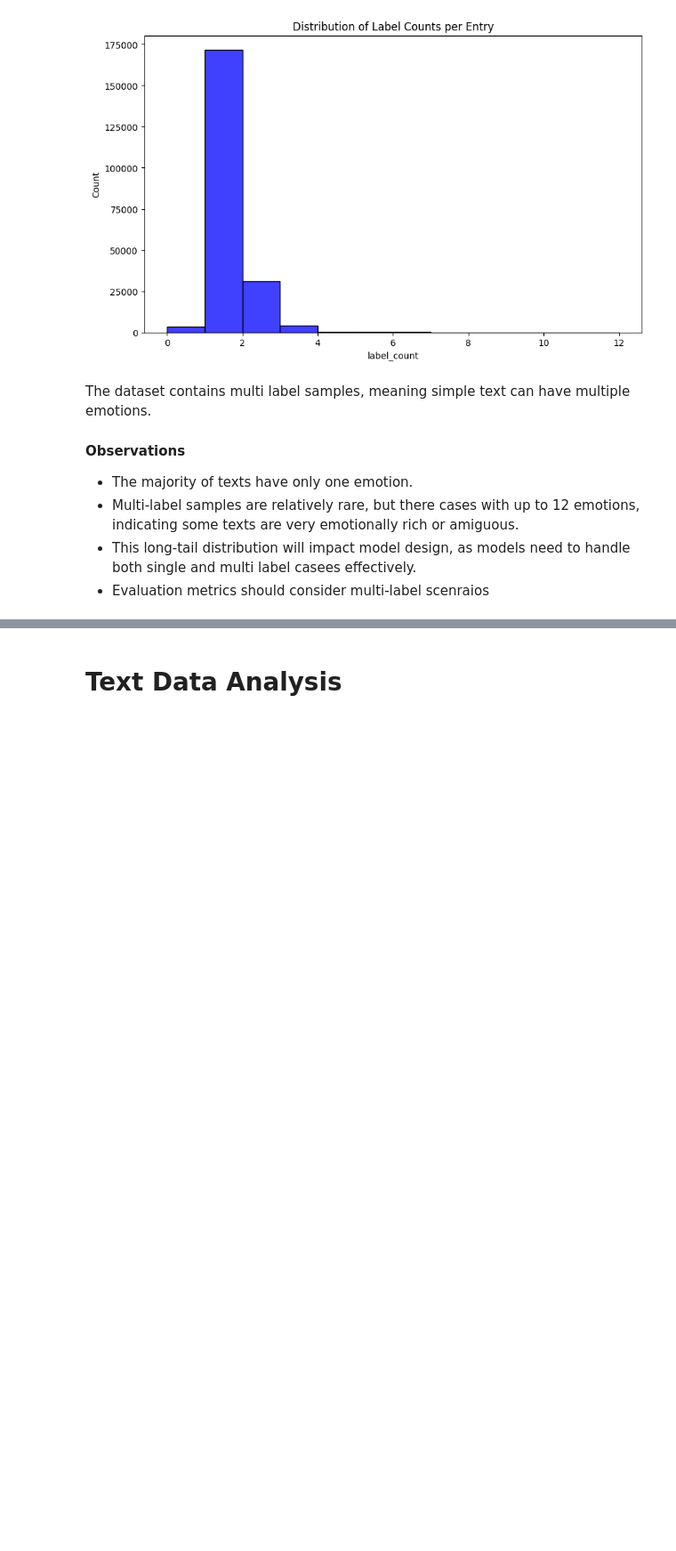
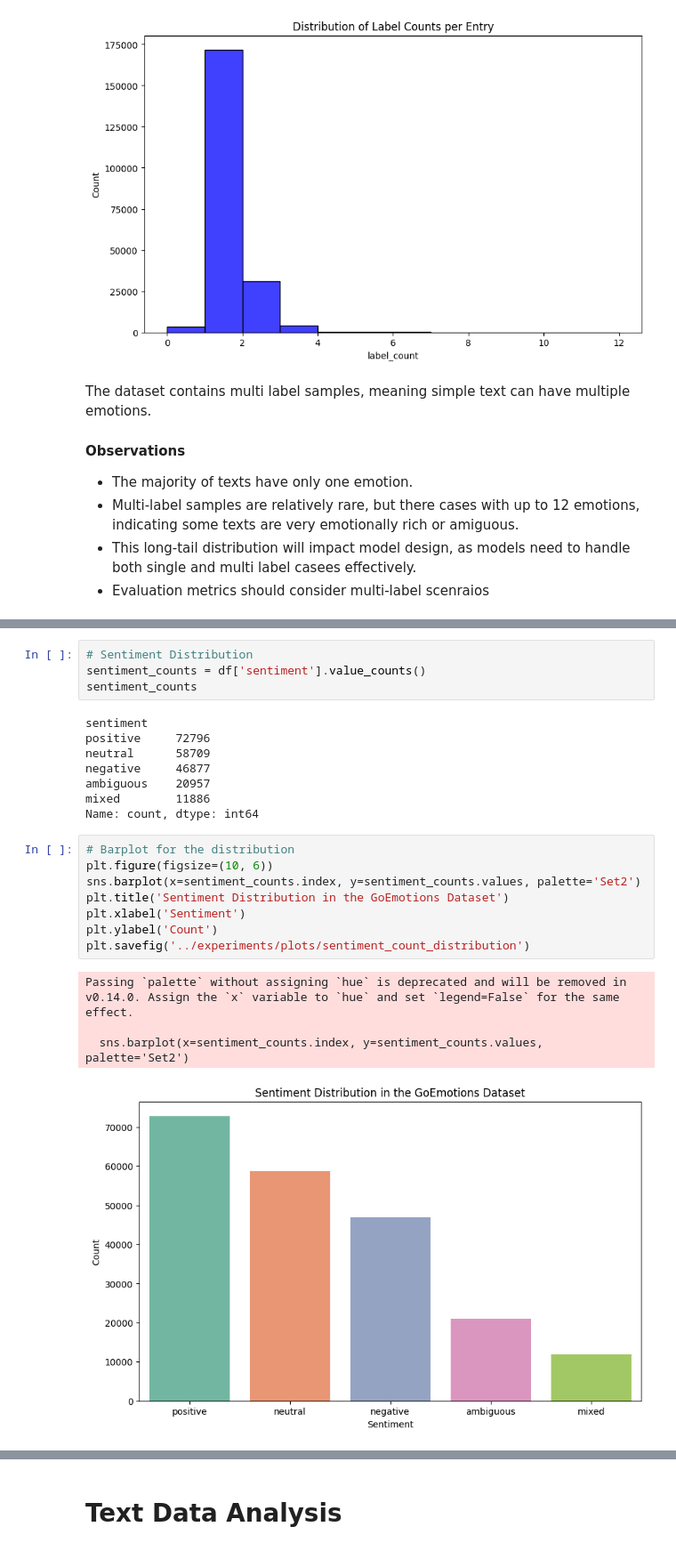
Before and after one commit to Sinethwickramaratna/goemotions-classical-ml-emotion-detection, a Jupyter notebook: notebook/01_eda.ipynb, the cells around one changed output, grey strips where cells are left out. Shown at 89% size. Drawn from its saved outputs; the diff is of its cells as text; blank space fills up the shorter version.

```diff
--- a/notebook/01_eda.ipynb
+++ b/notebook/01_eda.ipynb
@@ -262,0 +339,25 @@ The dataset contains multi label samples, meaning simple text can have multiple
+# %%
+# Sentiment Distribution
+sentiment_counts = df['sentiment'].value_counts()
+sentiment_counts
+# %% [output]
+sentiment
+positive     72796
+neutral      58709
+negative     46877
+ambiguous    20957
+mixed        11886
+Name: count, dtype: int64
+# %%
+# Barplot for the distribution
+plt.figure(figsize=(10, 6))
+sns.barplot(x=sentiment_counts.index, y=sentiment_counts.values, palette='Set2')
+plt.title('Sentiment Distribution in the GoEmotions Dataset')
+plt.xlabel('Sentiment')
+plt.ylabel('Count')
+plt.savefig('../experiments/plots/sentiment_count_distribution')
+# %% [output]
+Passing `palette` without assigning `hue` is deprecated and will be removed in v0.14.0. Assign the `x` variable to `hue` and set `legend=False` for the same effect.
+
+  sns.barplot(x=sentiment_counts.index, y=sentiment_counts.values, palette='Set2')
+[figure, added]
```
Also changed, not shown: parts of 10 cells of this notebook, 25 other files.
